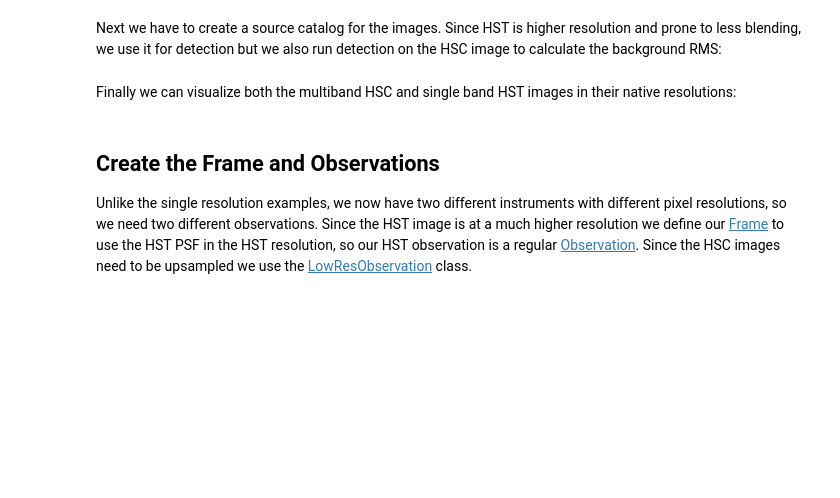
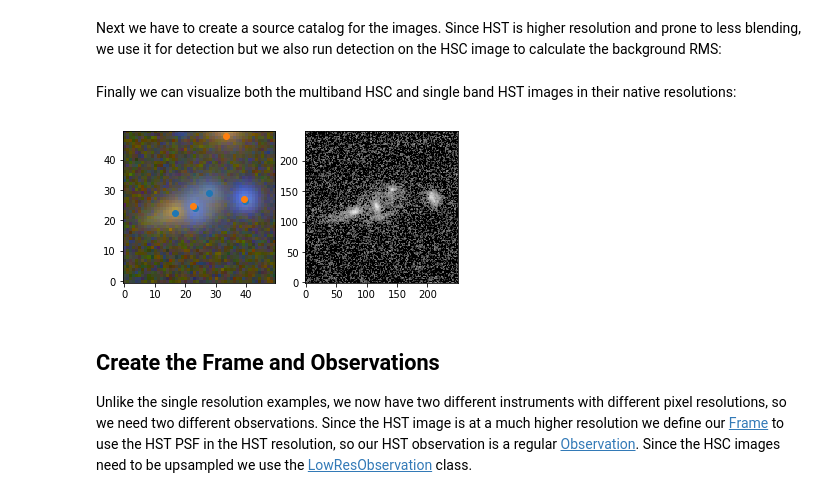
Before and after one commit to pmelchior/scarlet, a Jupyter notebook: docs/tutorials/multiresolution.ipynb, the cells around one changed output. Drawn from its saved outputs; the diff is of its cells as text; code cells hidden in the pictures; blank space fills up the shorter version.

```diff
--- a/docs/tutorials/multiresolution.ipynb
+++ b/docs/tutorials/multiresolution.ipynb
@@ -82,26 +83,29 @@ catalog_hsc, bg_rms_hsc = makeCatalog(data_hsc, 4)
 Finally we can visualize both the multiband HSC and single band HST images in their native resolutions:
 # %%
 # Create a color mapping for the HSC image
-hsc_norm = AsinhMapping(minimum=data_hsc.min(), stretch=data_hsc.max()/20, Q=10)
+hsc_norm = AsinhMapping(minimum=-1, stretch=2, Q=10)
+hst_norm = AsinhMapping(minimum=-1, stretch=10, Q=5)
 
 # Get the source coordinates from the HST catalog
 xo,yo = catalog_hst['x'], catalog_hst['y']
 xi,yi = catalog_hsc['x'], catalog_hsc['y']
 # Convert the HST coordinates to the HSC WCS
 ra, dec = wcs_hst.wcs_pix2world(yo,xo,0)
 Yo,Xo, l = wcs_hsc.wcs_world2pix(ra, dec, 0, 0)
 # Map the HSC image to RGB
 img_rgb = scarlet.display.img_to_rgb(data_hsc, norm=hsc_norm)
 # Apply Asinh to the HST data
-hst_img = np.arcsinh(data_hst[0])
+hst_img = scarlet.display.img_to_rgb(data_hst, norm=hst_norm)
 
 plt.subplot(121)
 plt.imshow(img_rgb)
 plt.plot(Xo,Yo, 'o')
 plt.plot(xi,yi, 'o')
 plt.subplot(122)
 plt.imshow(hst_img)
 plt.show()
+# %% [output]
+[figure, added]
 # %% [markdown]
 ## Create the Frame and Observations
 
```
Also changed, not shown: parts of 9 cells of this notebook, 7 other files.
